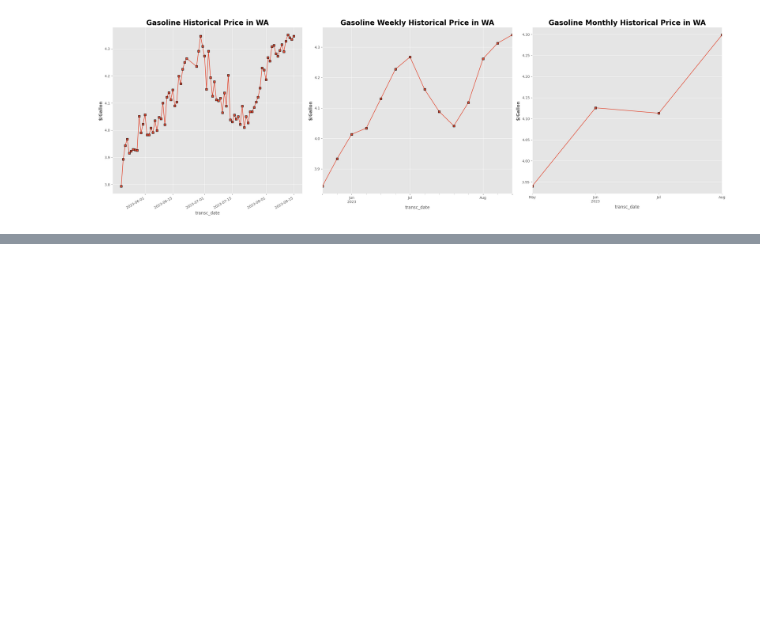
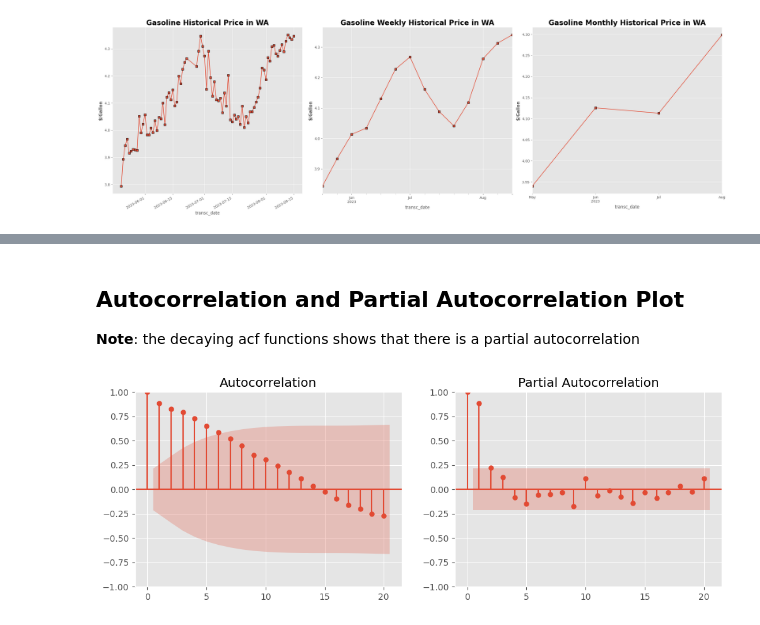
Before and after one commit to OdinProjectI/GasolinePricesAnalysis, a Jupyter notebook: ODINProjectGasolinePricesAnalysis.ipynb, the cells around one changed output, grey strips where cells are left out. Drawn from its saved outputs; the diff is of its cells as text; code cells hidden in the pictures; blank space fills up the shorter version.

```diff
--- a/ODINProjectGasolinePricesAnalysis.ipynb
+++ b/ODINProjectGasolinePricesAnalysis.ipynb
@@ -291,0 +331,16 @@ plt.tight_layout()
+# %% [markdown]
+## **Autocorrelation and Partial Autocorrelation Plot**
+**Note**: the decaying acf functions shows that there is a partial autocorrelation
+# %%
+daily_price: 'Series' = wa_prices_df.groupby('transc_date')['price'].mean()
+daily_price.index = pd.to_datetime(daily_price.index)
+
+# the decaying acf functions shows that there is a partial autocorrelation
+fig = plt.figure(figsize=(12,4))
+ax = fig.add_subplot(1,2,1)
+acf = plot_acf(daily_price, ax=ax)
+
+ax = fig.add_subplot(1,2,2)
+pacf = plot_pacf(daily_price, ax=ax) # AR(1)
+# %% [output]
+[figure, added]
```
Also changed, not shown: parts of 12 cells of this notebook.
